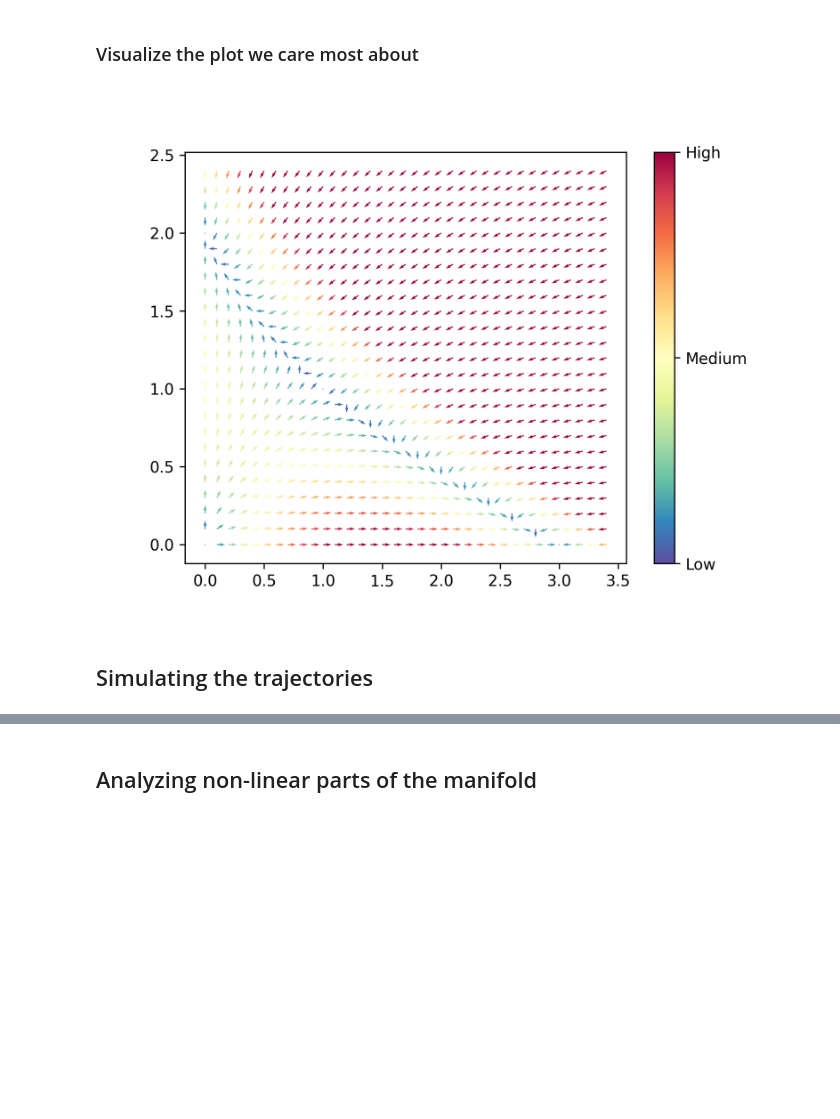
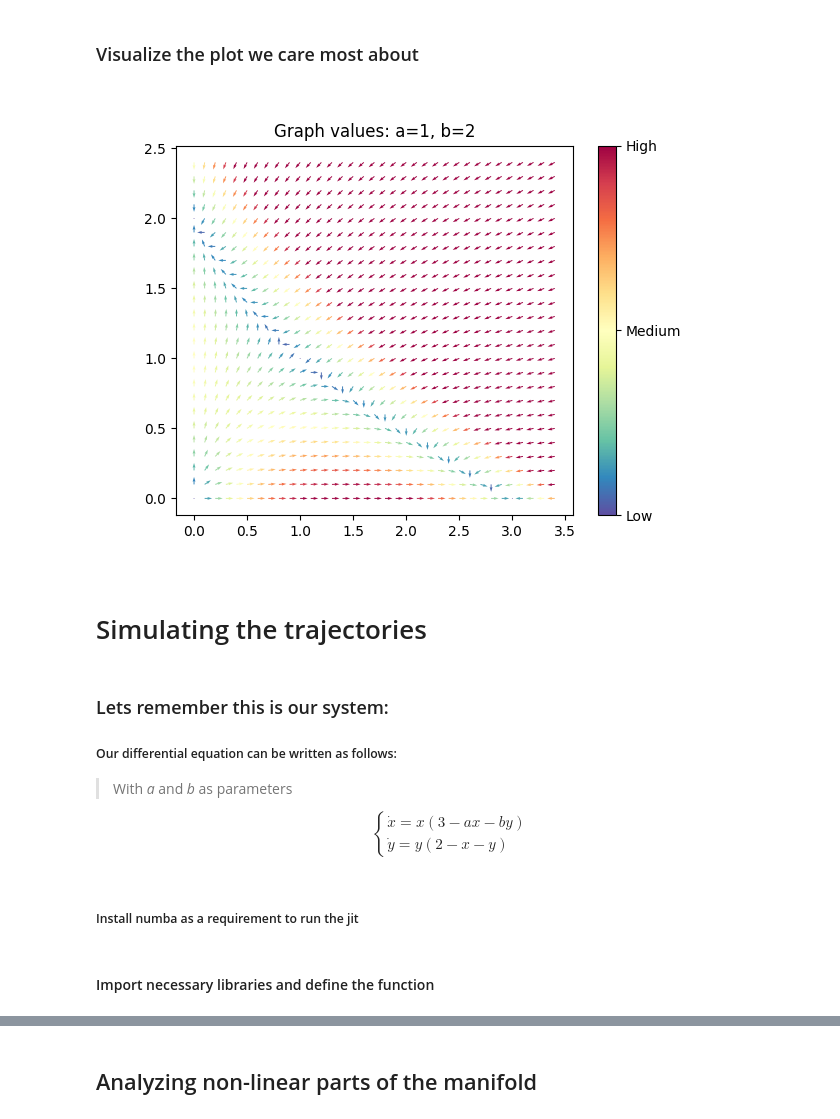
Before and after one commit to Jac-Zac/Dynamic_Systems_Project, a Jupyter notebook: eq_diff_code/phase_diagram.ipynb, the cells around one changed output, grey strips where cells are left out. Drawn from its saved outputs; the diff is of its cells as text; code cells hidden in the pictures; blank space fills up the shorter version.

```diff
--- a/phase_diagram.ipynb
+++ b/eq_diff_code/phase_diagram.ipynb
@@ -80,6 +80,10 @@ def create_phase_diagrams(a_vals, b_vals, axs = None):
         cbar.set_ticks([mag.min(),(mag.min() + mag.max())/ 2, mag.max()])
         cbar.set_ticklabels(['Low', 'Medium', 'High'])
 
+
+        # Add a title to the subplot
+        ax.set_title(f'Graph values: a={a}, b={b}')
+
     # If we want to craete more plots
     else:
         # Iterate over the subplots and plot a graph in each one
@@ -139,20 +143,34 @@ plt.close('all')
 # %%
 # Visualize the graph and be able to do things like zoom etc...
 %matplotlib widget
 
 # Set the DPI of the figure
-plt.rcParams['figure.dpi'] = 300
+# plt.rcParams['figure.dpi'] = 300
 # Set the font size of the labels and title
-plt.rcParams['font.size'] = 10
+#plt.rcParams['font.size'] = 10
 
 a_vals = 1
 b_vals = 2
 
 create_phase_diagrams(a_vals,b_vals)
 
 # Display the plot
 plt.show()
 # %% [output]
-[figure, old version]
+[figure, new version]
 # %% [markdown]
-## Simulating the trajectories
+# Simulating the trajectories
+# %% [markdown]
+### Lets remember this is our system:
+
+##### Our differential equation can be written as follows:
+> With _a_ and _b_ as parameters
+
+$$
+\begin{cases}
+    \dot{x} = x(3 - ax - by) \\
+    \dot{y} = y(2 - x - y)
+\end{cases}
+$$
+# %% [markdown]
+##### Install numba as a requirement to run the jit
@@ -158,0 +179,2 @@ plt.show()
+# %% [markdown]
+#### Import necessary libraries and define the function
```
Also changed, not shown: parts of 7 cells of this notebook, 5 other files.
